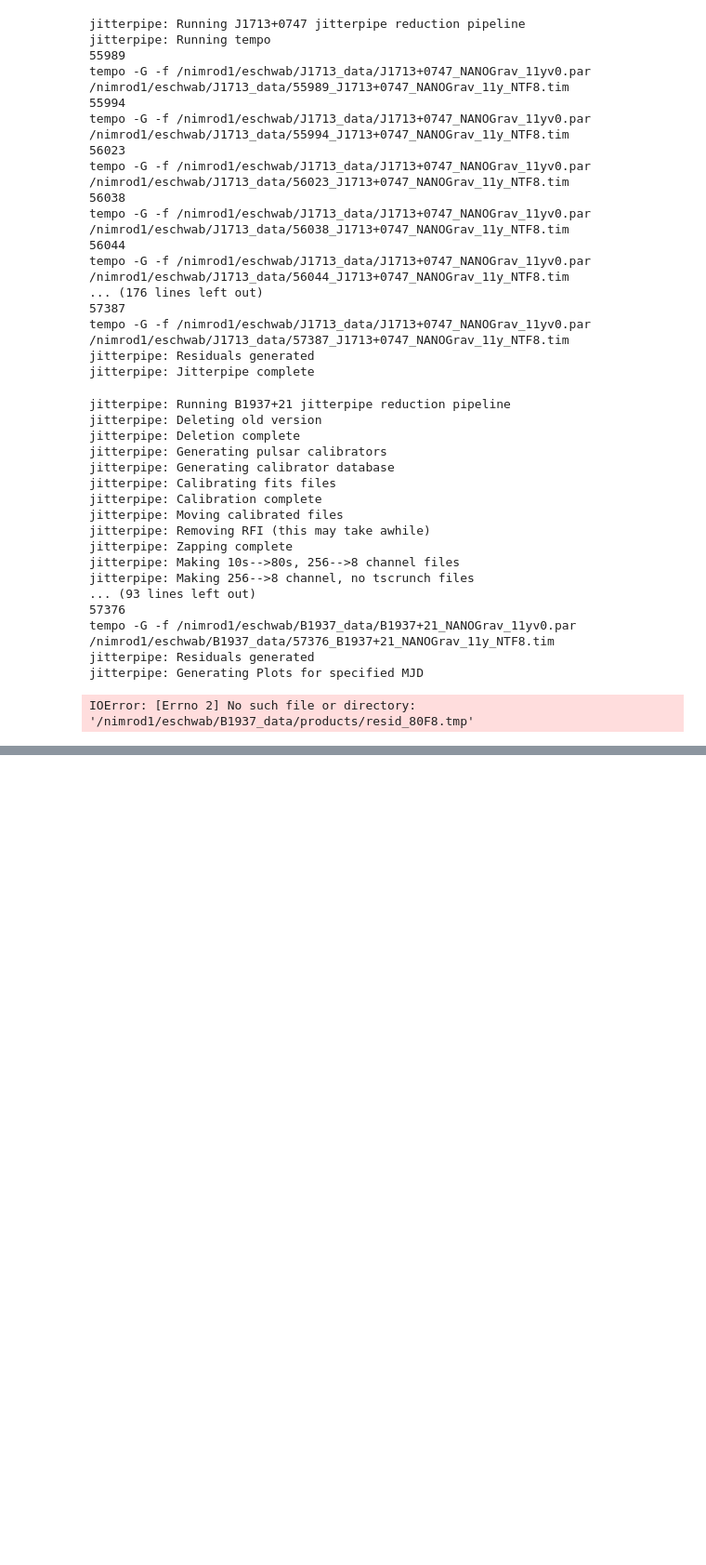
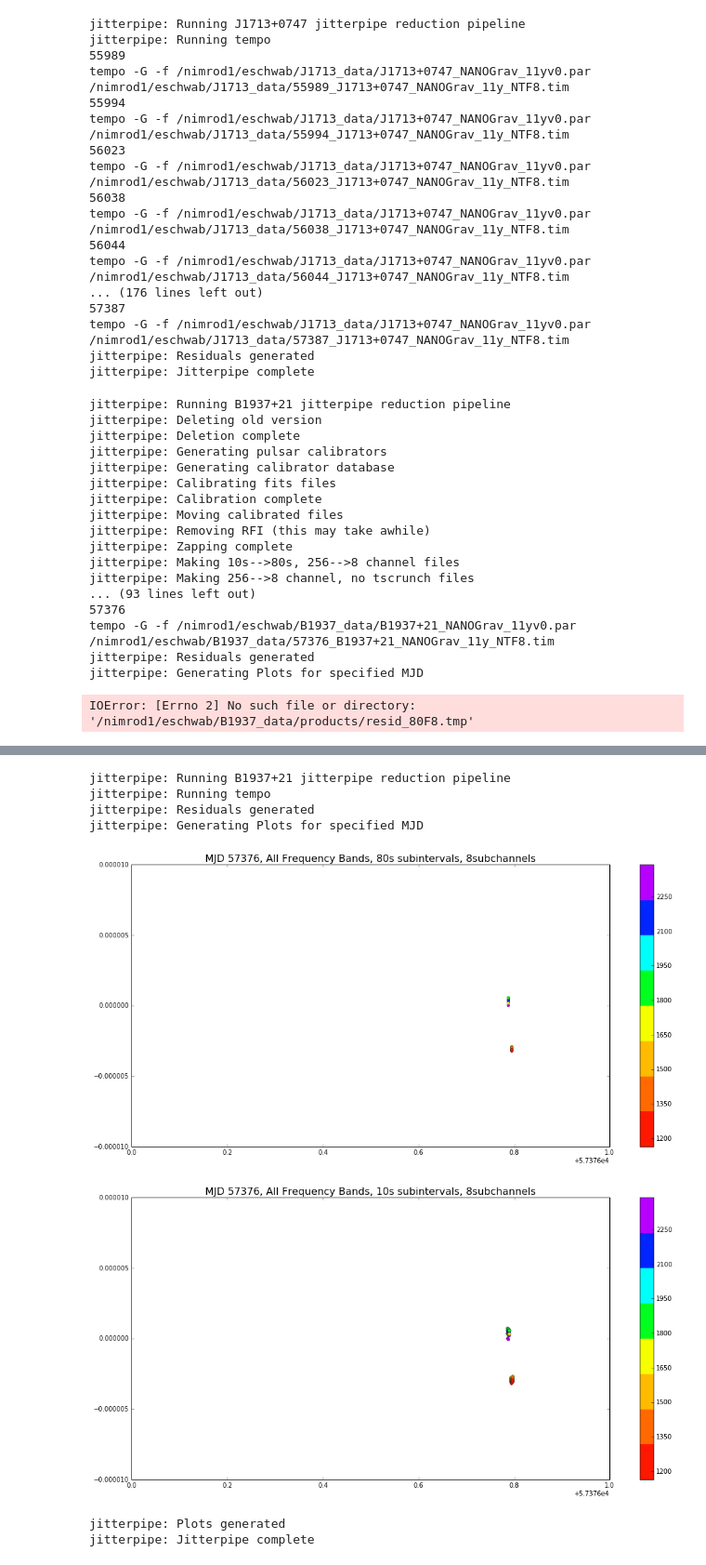
Before and after one commit to elliesch/jitterpipe, a Jupyter notebook: Jitterpipe.ipynb, the cells around one changed output, grey strips where cells are left out. Shown: that part at 93% size. Cells and saved outputs as stored; diff of their text form; code cells hidden in the pictures; blank space fills up the shorter version.

```diff
--- a/Jitterpipe.ipynb
+++ b/Jitterpipe.ipynb
@@ -268,8 +268,8 @@ def jitterpipe(dirpath, psrname, MJDint, clearoutput=True, cal=True, zap=True, s
         #It first fills in the MJDarray, if TIMFLAG had been turned off
 
         for date in MJDarray:
-            print date
-            print "tempo -G -f %s %stiming/%s_%s_NANOGrav_11y_NTF8.tim" %(PARFILE, DIR, date, psrname)
+            #print date
+            #print "tempo -G -f %s %stiming/%s_%s_NANOGrav_11y_NTF8.tim" %(PARFILE, DIR, date, psrname)
             call("tempo -G -f %s %stiming/%s_%s_NANOGrav_11y_NTF8.tim" %(PARFILE, DIR, date, psrname) )
             call("mv resid2.tmp %sproducts/resid_%s_NTF8.tmp" %(DIR, date))
 
@@ -281,8 +281,8 @@ def jitterpipe(dirpath, psrname, MJDint, clearoutput=True, cal=True, zap=True, s
 
         #First Plotting 80s + 8 channel plot
 
-#         #Defining the residuals
-#         x=r.read_residuals(filename= DIR + "products/resid_80F8.tmp")
+        #Defining the residuals
+        x=r.read_residuals(filename= DIR + "products/resid_%s_80F8.tmp" %MJDint)
 
         #Defining the colormap
         from matplotlib.colors import LinearSegmentedColormap
@@ -294,18 +294,18 @@ def jitterpipe(dirpath, psrname, MJDint, clearoutput=True, cal=True, zap=True, s
         from matplotlib import ticker
         tick_locator = ticker.MaxNLocator(nbins=9)
 
-#         #Creating the plot
-#         fig,ax = plt.subplots(figsize=(17,8))
-#         cax = ax.scatter(x.bary_TOA, x.prefit_sec, c=x.bary_freq, s=20, edgecolor='#262626', linewidth='0.35', cmap=cmap)
-#         ax.set_title('MJD %s, All Frequency Bands, 80s subintervals, 8subchannels' %MJDint, fontsize='16')
-#         ax.set_xlim(MJDint, (MJDint + 1))
-#         ax.set_ylim(-0.00001, 0.00001)
-#         cb=fig.colorbar(cax)
-#         cb.locator = tick_locator
-#         cb.update_ticks()
+        #Creating the plot
+        fig,ax = plt.subplots(figsize=(17,8))
+        cax = ax.scatter(x.bary_TOA, x.prefit_sec, c=x.bary_freq, s=20, edgecolor='#262626', linewidth='0.35', cmap=cmap)
+        ax.set_title('MJD %s, All Frequency Bands, 80s subintervals, 8subchannels' %MJDint, fontsize='16')
+        ax.set_xlim(MJDint, (MJDint + 1))
+        ax.set_ylim(-0.00001, 0.00001)
+        cb=fig.colorbar(cax)
+        cb.locator = tick_locator
+        cb.update_ticks()
 
-#         plt.savefig(DIR + 'products/%s_80s_8chan.png' %psrname)
-#         plt.show()
+        plt.savefig(DIR + 'products/%s_80s_8chan.png' %psrname)
+        plt.show()
 
         #Next Plotting 10s + 8 channel plot
 
@@ -564,0 +579,12 @@ jitterpipe: Calibrating fits files
+# %%
+#IT WORKS!!!!!
+jitterpipe('/nimrod1/eschwab/B1937_data/', 'B1937+21', 57376, clearoutput=False, cal=False, zap=False, scrunch=False, timing=False, resids=True)
+# %% [output]
+jitterpipe: Running B1937+21 jitterpipe reduction pipeline
+jitterpipe: Running tempo
+jitterpipe: Residuals generated
+jitterpipe: Generating Plots for specified MJD
+[figure, added]
+[figure, added]
+jitterpipe: Plots generated
+jitterpipe: Jitterpipe complete
```
Also changed, not shown: parts of 1 cell of this notebook.
